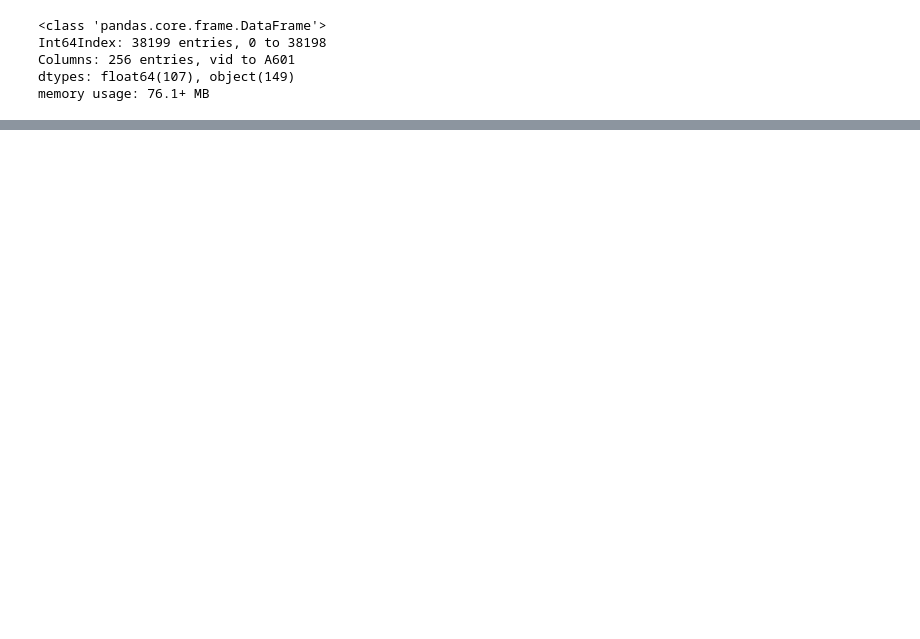
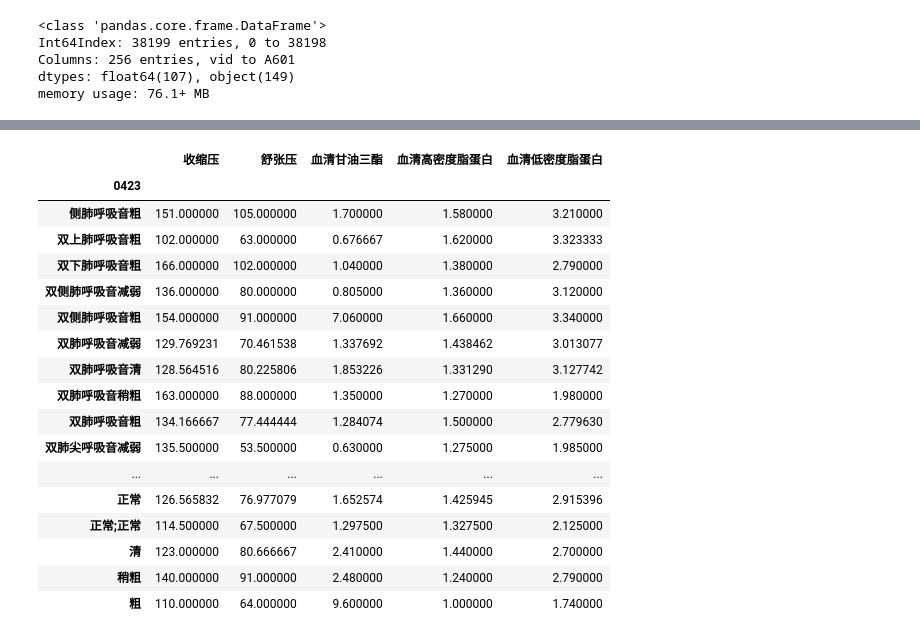
Before and after one commit to yzlnew/MeinianPredict, a Jupyter notebook: notebook/data_preprocessing_numerical.ipynb, the cells around one changed output, grey strips where cells are left out. Saved outputs shown, nothing was run; the diff lists cells and outputs as text; code cells hidden in the pictures; blank space fills up the shorter version.

```diff
--- a/notebook/data_preprocessing_numerical.ipynb
+++ b/notebook/data_preprocessing_numerical.ipynb
@@ -220,0 +290,5 @@ merged_train_df.describe(include='O')
+# %%
+# 方便实验，重新载入
+merged_train_df = pd.read_pickle('../data/data_train.pkl')
+merged_test_df = pd.read_pickle('../data/data_test.pkl')
+combine = [merged_train_df, merged_test_df]
@@ -220,0 +348,2 @@ merged_train_df.describe(include='O')
+# %%
+pd.set_option('display.max_rows', 100)
@@ -220,0 +389,21 @@ merged_train_df.describe(include='O')
+# %%
+merged_train_df.groupby('0423').mean().iloc[:,0:5]
+# %% [output]
+|  | 收缩压 | 舒张压 | 血清甘油三酯 | 血清高密度脂蛋白 | 血清低密度脂蛋白 |
+| 0423 |  |  |  |  |  |
+| 侧肺呼吸音粗 | 151.000000 | 105.000000 | 1.700000 | 1.580000 | 3.210000 |
+| 双上肺呼吸音粗 | 102.000000 | 63.000000 | 0.676667 | 1.620000 | 3.323333 |
+| 双下肺呼吸音粗 | 166.000000 | 102.000000 | 1.040000 | 1.380000 | 2.790000 |
+| 双侧肺呼吸音减弱 | 136.000000 | 80.000000 | 0.805000 | 1.360000 | 3.120000 |
+| 双侧肺呼吸音粗 | 154.000000 | 91.000000 | 7.060000 | 1.660000 | 3.340000 |
+| 双肺呼吸音减弱 | 129.769231 | 70.461538 | 1.337692 | 1.438462 | 3.013077 |
+| 双肺呼吸音清 | 128.564516 | 80.225806 | 1.853226 | 1.331290 | 3.127742 |
+| 双肺呼吸音稍粗 | 163.000000 | 88.000000 | 1.350000 | 1.270000 | 1.980000 |
+| 双肺呼吸音粗 | 134.166667 | 77.444444 | 1.284074 | 1.500000 | 2.779630 |
+| 双肺尖呼吸音减弱 | 135.500000 | 53.500000 | 0.630000 | 1.275000 | 1.985000 |
+| ... | ... | ... | ... | ... | ... |
+| 正常 | 126.565832 | 76.977079 | 1.652574 | 1.425945 | 2.915396 |
+| 正常;正常 | 114.500000 | 67.500000 | 1.297500 | 1.327500 | 2.125000 |
+| 清 | 123.000000 | 80.666667 | 2.410000 | 1.440000 | 2.700000 |
+| 稍粗 | 140.000000 | 91.000000 | 2.480000 | 1.240000 | 2.790000 |
+| 粗 | 110.000000 | 64.000000 | 9.600000 | 1.000000 | 1.740000 |
```
Also changed, not shown: parts of 35 cells of this notebook.
